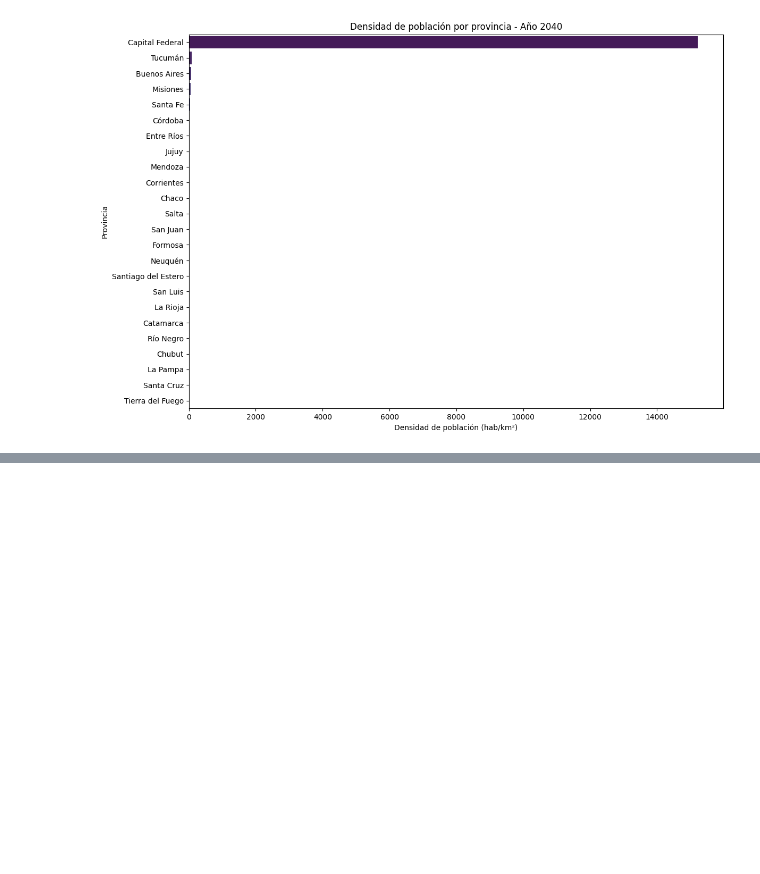
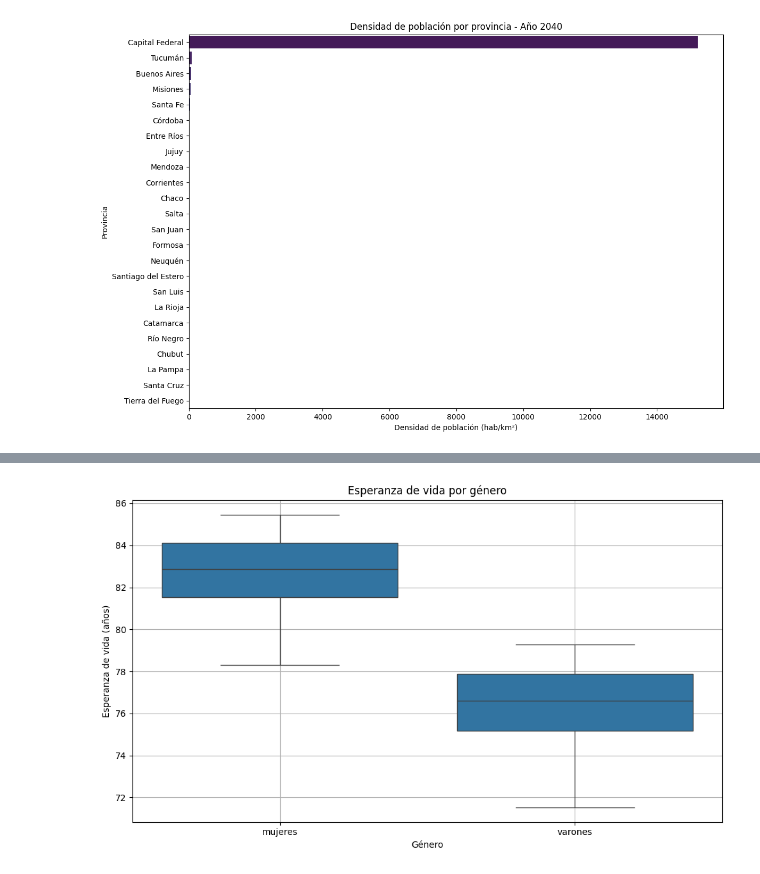
Before and after one commit to yanetcoronelok/api2_coronel_yanet, a Jupyter notebook: api2_coronel_yanet.ipynb, the cells around one changed output, grey strips where cells are left out. Cells and saved outputs as stored; diff of their text form; code cells hidden in the pictures; blank space fills up the shorter version.

```diff
--- a/api2_coronel_yanet.ipynb
+++ b/api2_coronel_yanet.ipynb
@@ -576,0 +673,14 @@ Passing `palette` without assigning `hue` is deprecated and will be removed in v
+# %%
+vida_long = esperanza_de_vida.melt(id_vars=["provincia", "anio"], value_vars=["mujeres", "varones"],
+                                var_name="genero", value_name="esperanza_de_vida")
+
+plt.figure(figsize=(10, 6))
+sns.boxplot(data=vida_long, x="genero", y="esperanza_de_vida")
+plt.title("Esperanza de vida por género")
+plt.xlabel("Género")
+plt.ylabel("Esperanza de vida (años)")
+plt.grid(True)
+plt.tight_layout()
+plt.show()
+# %% [output]
+[figure, added]
```
Also changed, not shown: parts of 9 cells of this notebook.
